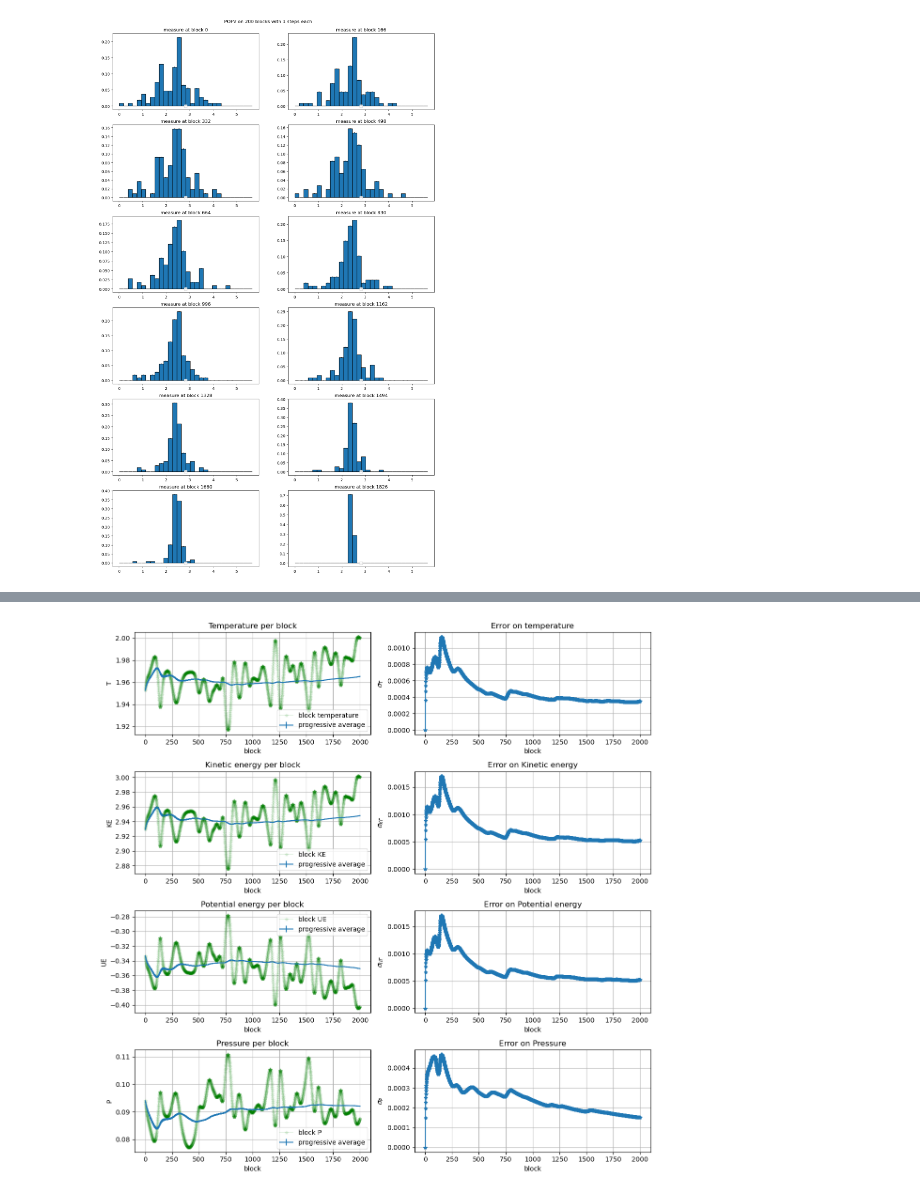
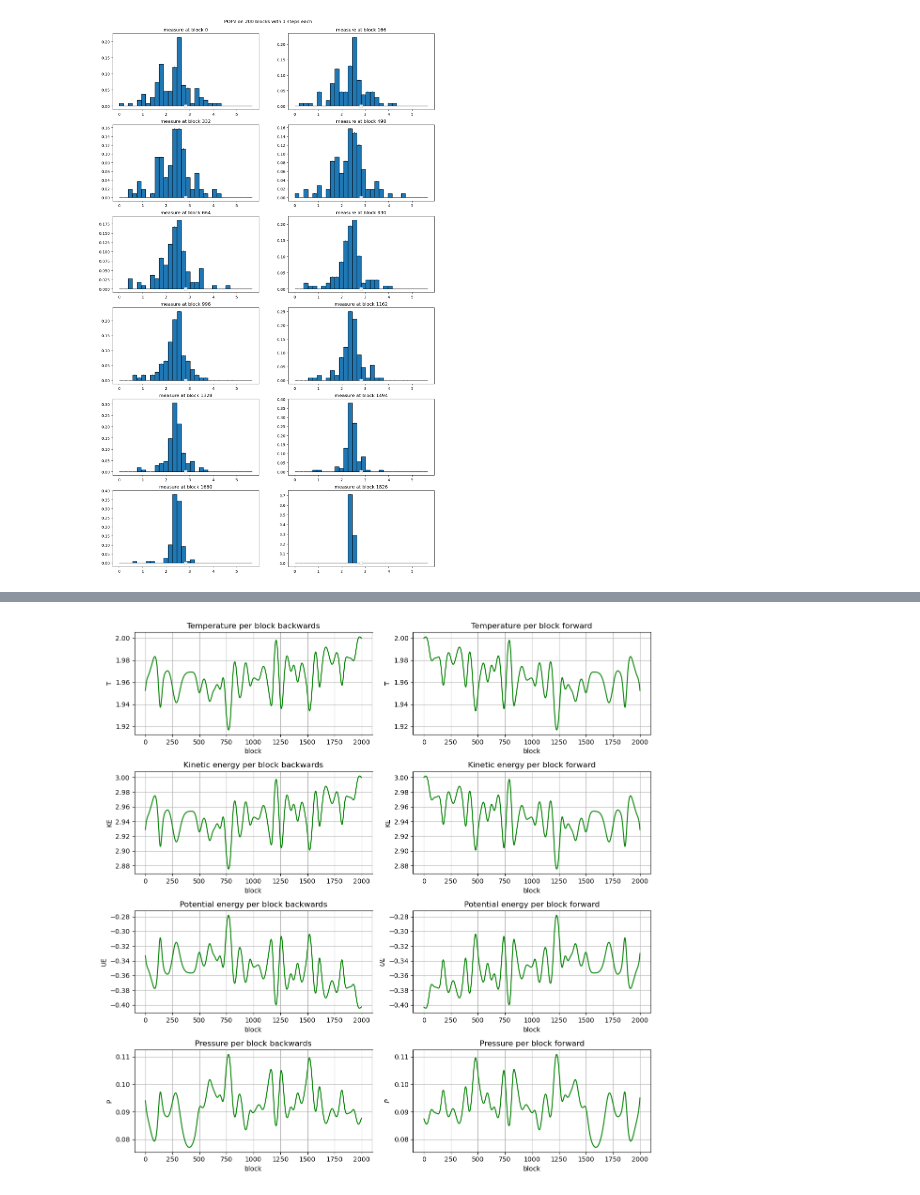
Before and after one commit to TommiDL/NumericalSimulationLab, a Jupyter notebook: es04/notebook4.ipynb, the cells around one changed output, grey strips where cells are left out. Saved outputs shown, nothing was run; the diff lists cells and outputs as text; code cells hidden in the pictures.

```diff
--- a/es04/notebook4.ipynb
+++ b/es04/notebook4.ipynb
@@ -166,5 +179,5 @@ P=pd.read_csv('OUTPUT/distrib/MB/pressure.dat', delimiter=r"\s+")
 # %%
-fig, ax = plt.subplots(4,2,  figsize=(10, 12))
+fig, ax = plt.subplots(4,2,  figsize=(15, 12))
 
 ax[0, 0].set_title('Temperature per block')
 # block averages
@@ -563,2 +578,5 @@ K_btf=pd.read_csv('OUTPUT/bckwd/200bl/bw/kinetic_energy.dat', delimiter=r"\s+")
 # %%
-U_btf=pd.read_csv('OUTPUT/bckwd/200bl/bw/potential_energy.dat', delimiter=r"\s+")
+T_atf=pd.read_csv('OUTPUT/bckwd/200bl/fw/temperature.dat', skiprows=1, delimiter=r'\s+',names=['block','actual_T','T_ave','error'])
+K_atf=pd.read_csv('OUTPUT/bckwd/200bl/fw/kinetic_energy.dat', delimiter=r"\s+")
+U_atf=pd.read_csv('OUTPUT/bckwd/200bl/fw/potential_energy.dat', delimiter=r"\s+")
+P_atf=pd.read_csv('OUTPUT/bckwd/200bl/fw/pressure.dat', delimiter=r"\s+")
@@ -567,71 +583,50 @@ P_btf=pd.read_csv('OUTPUT/bckwd/200bl/bw/pressure.dat', delimiter=r"\s+")
 # %%
 fig, ax = plt.subplots(4,2,  figsize=(12, 12))
-ax[0, 0].set_title('Temperature per block')
+ax[0, 0].set_title('Temperature per block backwards')
 
 # block averages
-ax[0, 0].plot(T_btf['block'], T_btf['actual_T'], '-*',color='g', alpha=0.1, label='block temperature') #sliced for better visualization
-
-# fit from MB
-#ax[0, 0].plot(T.block, fit_temp_ba, '--o', color='orange', label='block pofv-fitted temperature')
-#ax[0, 0].plot(T.block, fit_temp_pa, '--*', color='red', label='progressive pofv-fitted temperature')
-
-# progressive averages
-ax[0, 0].errorbar(T_btf['block'], T_btf['T_ave'], yerr=T_btf['error'],  label='progressive average')
-
+ax[0, 0].plot(T_btf['block'], T_btf['actual_T'], '-',color='g', label='block temperature') #sliced for better visualization
 ax[0, 0].set_ylabel('T')
 
-ax[0,1].set_title('Error on temperature')
-
-ax[0,1].plot(T_btf['block'], T_btf['error'], '-*')
-
-ax[0,1].set_ylabel(r'$\sigma_T$')
+ax[0, 1].set_title('Temperature per block forward')
+ax[0, 1].plot(T_atf['block'], T_atf['actual_T'], '-',color='g', alpha=1, label='block temperature') #sliced for better visualization
+ax[0, 1].set_ylabel('T')
 
 
-ax[1,0].set_title('Kinetic energy per block')
-# progressive averages
-ax[1,0].errorbar(K_btf['#BLOCK:'], K_btf['KE_AVE:'], yerr=K_btf['ERROR:'], label='progressive average')
-# block averages
-ax[1,0].plot(K_btf['#BLOCK:'], K_btf['ACTUAL_KE:'], '-*',color='g', alpha=0.1, label='block KE')
-#ax[1,0].scatter(K_d['#BLOCK:'], K_d['ACTUAL_KE:'], marker='*',color='g',alpha=0.3, label='block KE')
-
+ax[1,0].set_title('Kinetic energy per block backwards')
+ax[1,0].plot(K_btf['#BLOCK:'], K_btf['ACTUAL_KE:'], '-',color='g', alpha=1, label='block KE')
 ax[1,0].set_ylabel('KE')
 
 
-ax[1,1].set_title('Error on Kinetic energy')
-ax[1,1].plot(K_btf['#BLOCK:'], K_btf['ERROR:'], '-*')
-ax[1,1].set_ylabel(r'$\sigma_{KE}$')
+ax[1,1].set_title('Kinetic energy per block forward')
+ax[1,1].plot(K_atf['#BLOCK:'], K_atf['ACTUAL_KE:'], '-',color='g', alpha=1, label='block KE')
+ax[1,1].set_ylabel('KE')
 
 
-ax[2,0].set_title('Potential energy per block')
-ax[2,0].plot(U_btf['#BLOCK:'], U_btf['ACTUAL_PE:'], '-*', color='g', alpha=0.1, label='block UE')
-#ax[2,0].scatter(U_d['#BLOCK:'], U_d['ACTUAL_PE:'], marker='*',color='g', alpha=0.3, label='block UE')
-ax[2,0].errorbar(U_btf['#BLOCK:'], U_btf['PE_AVE:'], yerr=U_btf['ERROR:'], label='progressive average')
-#ax[0].set_xticks(range(0, T.block.max(), 15))#, rotation=45)
+ax[2,0].set_title('Potential energy per block backwards')
+ax[2,0].plot(U_btf['#BLOCK:'], U_btf['ACTUAL_PE:'], '-', color='g', alpha=1, label='block UE')
 ax[2,0].set_ylabel('UE')
 
-ax[2,1].set_title('Error on Potential energy')
-ax[2,1].plot(U_btf['#BLOCK:'], U_btf['ERROR:'], '-*')
-ax[2,1].set_ylabel(r'$\sigma_{UE}$')
+ax[2,1].set_title('Potential energy per block forward')
+ax[2,1].plot(U_atf['#BLOCK:'], U_atf['ACTUAL_PE:'], '-', color='g', alpha=1, label='block UE')
+ax[2,1].set_ylabel(r'${UE}$')
 
 
-ax[3,0].set_title('Pressure per block')
-ax[3,0].plot(P_btf['#BLOCK:'], P_btf['ACTUAL_P:'], '-*', color='g', alpha=0.1,label='block P')
-#ax[3,0].scatter(P_d['#BLOCK:'], P_d['ACTUAL_P:'], marker='*',color='g', alpha=0.3,label='block P')
-ax[3,0].errorbar(P_btf['#BLOCK:'], P_btf['P_AVE:'], yerr=P_btf['ERROR:'], label='progressive average')
+ax[3,0].set_title('Pressure per block backwards')
+ax[3,0].plot(P_btf['#BLOCK:'], P_btf['ACTUAL_P:'], '-', color='g', alpha=1,label='block P')
 ax[3,0].set_ylabel('P')
 
-ax[3,1].set_title('Error on Pressure')
-ax[3,1].plot(P_btf['#BLOCK:'], P_btf['ERROR:'], '-*')
-ax[3,1].set_ylabel(r'$\sigma_{P}$')
+ax[3,1].set_title('Pressure per block forward')
+ax[3,1].plot(P_atf['#BLOCK:'], P_atf['ACTUAL_P:'], '-', color='g', alpha=1,label='block P')
+ax[3,1].set_ylabel(r'${P}$')
 
 for k in range(4):
     for j in range(2):
         ax[k,j].grid()
         ax[k, j].set_xlabel('block')
-    ax[k, 0].legend()
 
 fig.tight_layout()
 
 plt.show()
 # %% [output]
-[figure, old version]
+[figure, new version]
```
Also changed, not shown: parts of 29 cells of this notebook, 9 other files.
